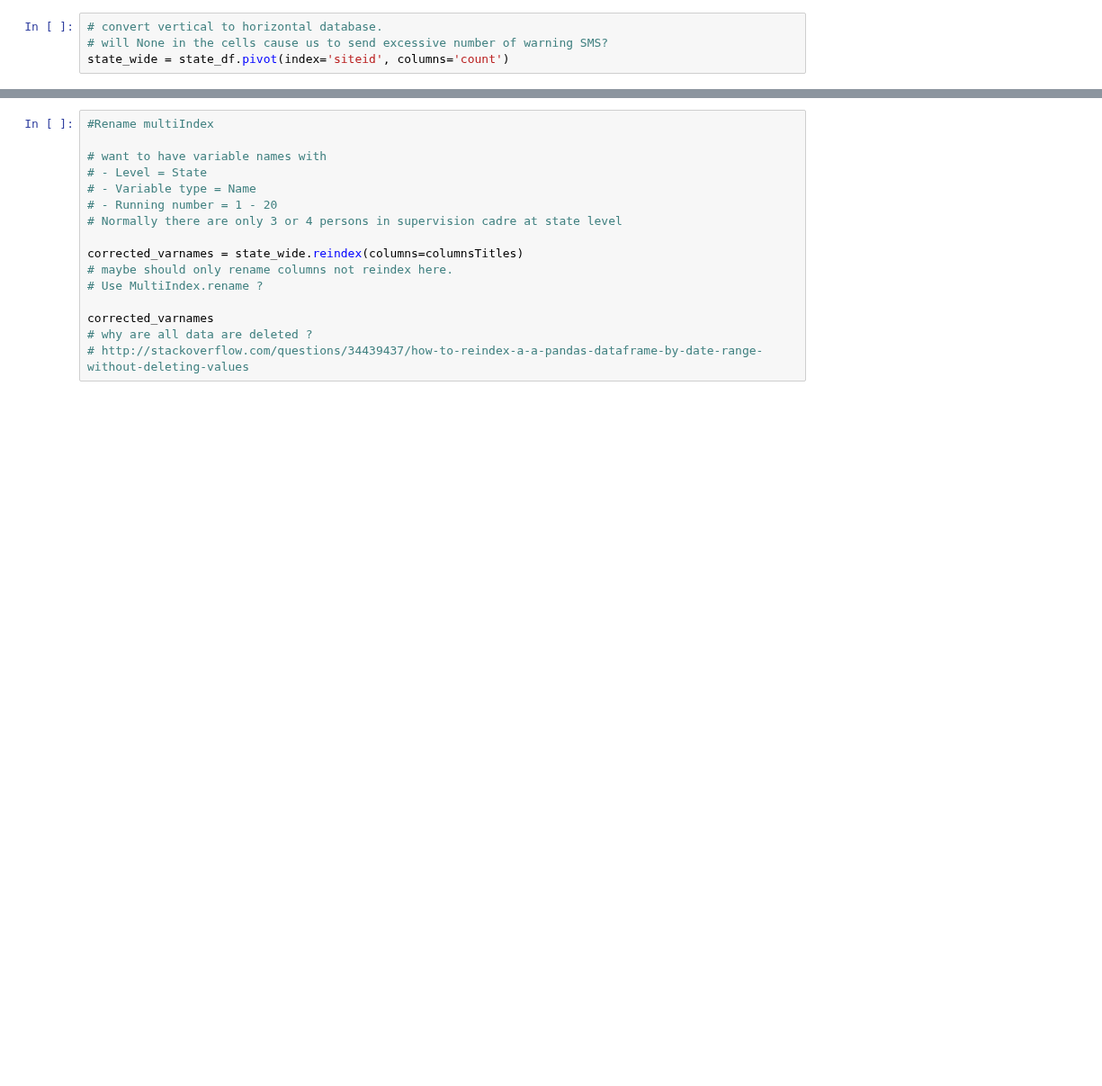
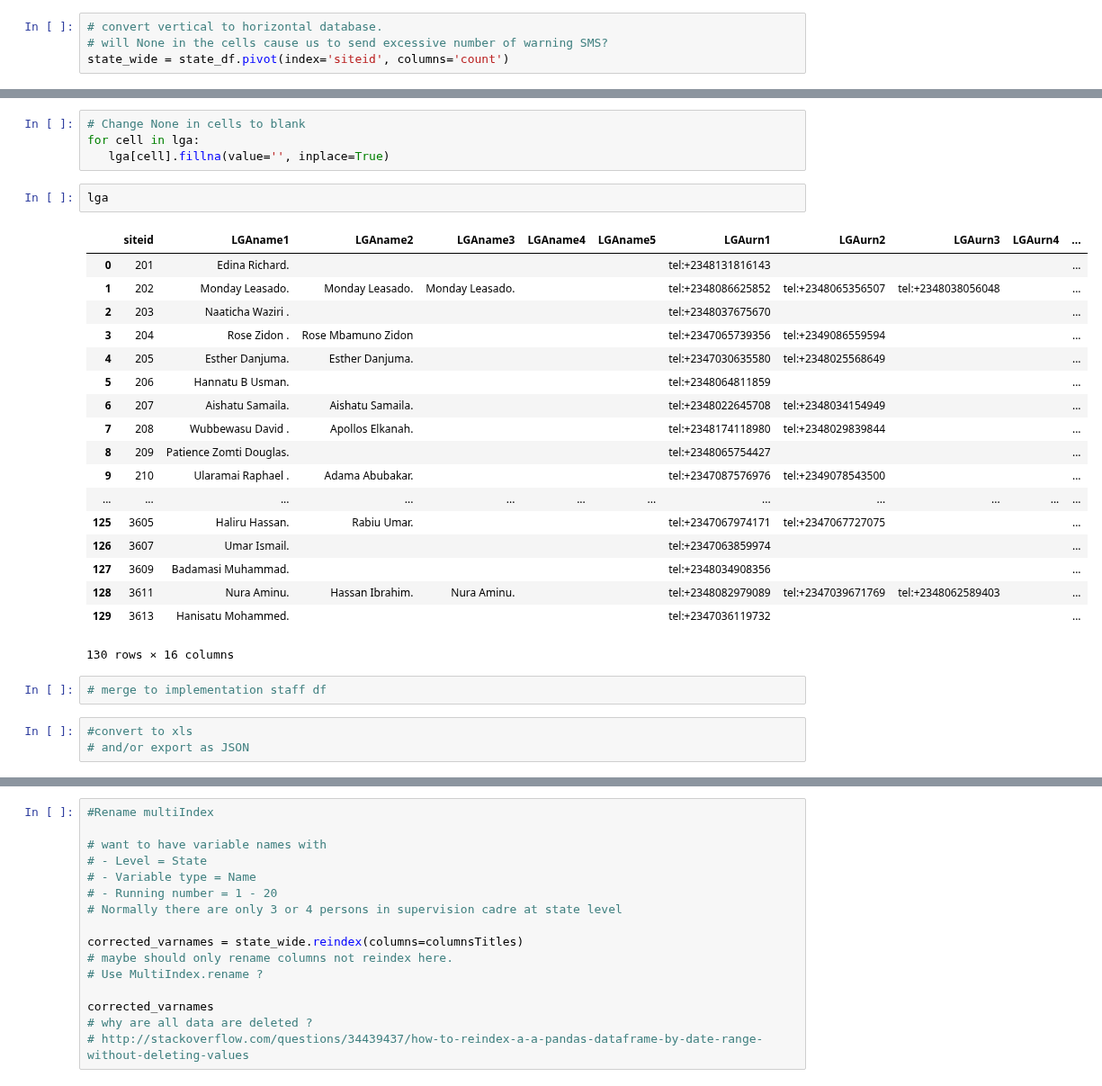
Before and after one commit to RobertJohnston/IMAM, a Jupyter notebook: IMAM Supervision database.ipynb, the cells around one changed output, grey strips where cells are left out. Shown at 90% size. Drawn from its saved outputs; the diff is of its cells as text; blank space fills up the shorter version.

```diff
--- a/IMAM Supervision database.ipynb
+++ b/IMAM Supervision database.ipynb
@@ -430 +540,31 @@ state_wide.head()
+# %%
+# Change None in cells to blank
+for cell in lga:
+   lga[cell].fillna(value='', inplace=True)
+# %%
+lga
+# %% [output]
+|  | siteid | LGAname1 | LGAname2 | LGAname3 | LGAname4 | LGAname5 | LGAurn1 | LGAurn2 | LGAurn3 | LGAurn4 | ... |
+| 0 | 201 | Edina Richard. |  |  |  |  | tel:+2348131816143 |  |  |  | ... |
+| 1 | 202 | Monday Leasado. | Monday Leasado. | Monday Leasado. |  |  | tel:+2348086625852 | tel:+2348065356507 | tel:+2348038056048 |  | ... |
+| 2 | 203 | Naaticha Waziri . |  |  |  |  | tel:+2348037675670 |  |  |  | ... |
+| 3 | 204 | Rose Zidon . | Rose Mbamuno Zidon |  |  |  | tel:+2347065739356 | tel:+2349086559594 |  |  | ... |
+| 4 | 205 | Esther Danjuma. | Esther Danjuma. |  |  |  | tel:+2347030635580 | tel:+2348025568649 |  |  | ... |
+| 5 | 206 | Hannatu B Usman. |  |  |  |  | tel:+2348064811859 |  |  |  | ... |
+| 6 | 207 | Aishatu Samaila. | Aishatu Samaila. |  |  |  | tel:+2348022645708 | tel:+2348034154949 |  |  | ... |
+| 7 | 208 | Wubbewasu David . | Apollos Elkanah. |  |  |  | tel:+2348174118980 | tel:+2348029839844 |  |  | ... |
+| 8 | 209 | Patience Zomti Douglas. |  |  |  |  | tel:+2348065754427 |  |  |  | ... |
+| 9 | 210 | Ularamai Raphael . | Adama Abubakar. |  |  |  | tel:+2347087576976 | tel:+2349078543500 |  |  | ... |
+| ... | ... | ... | ... | ... | ... | ... | ... | ... | ... | ... | ... |
+| 125 | 3605 | Haliru Hassan. | Rabiu Umar. |  |  |  | tel:+2347067974171 | tel:+2347067727075 |  |  | ... |
+| 126 | 3607 | Umar Ismail. |  |  |  |  | tel:+2347063859974 |  |  |  | ... |
+| 127 | 3609 | Badamasi Muhammad. |  |  |  |  | tel:+2348034908356 |  |  |  | ... |
+| 128 | 3611 | Nura Aminu. | Hassan Ibrahim. | Nura Aminu. |  |  | tel:+2348082979089 | tel:+2347039671769 | tel:+2348062589403 |  | ... |
+| 129 | 3613 | Hanisatu Mohammed. |  |  |  |  | tel:+2347036119732 |  |  |  | ... |
+130 rows × 16 columns
+# %%
+# merge to implementation staff df
+# %%
+#convert to xls
+# and/or export as JSON
 # %%
```
Also changed, not shown: parts of 40 cells of this notebook, 2 other files.
